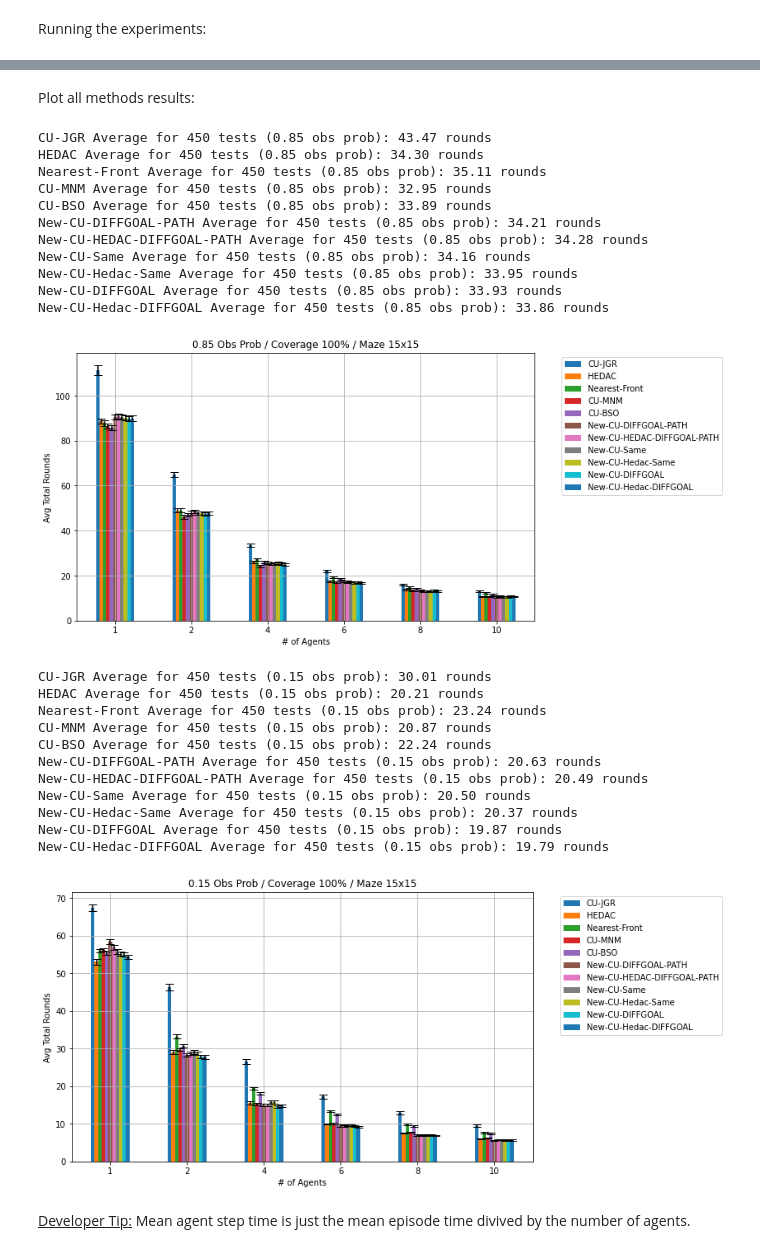
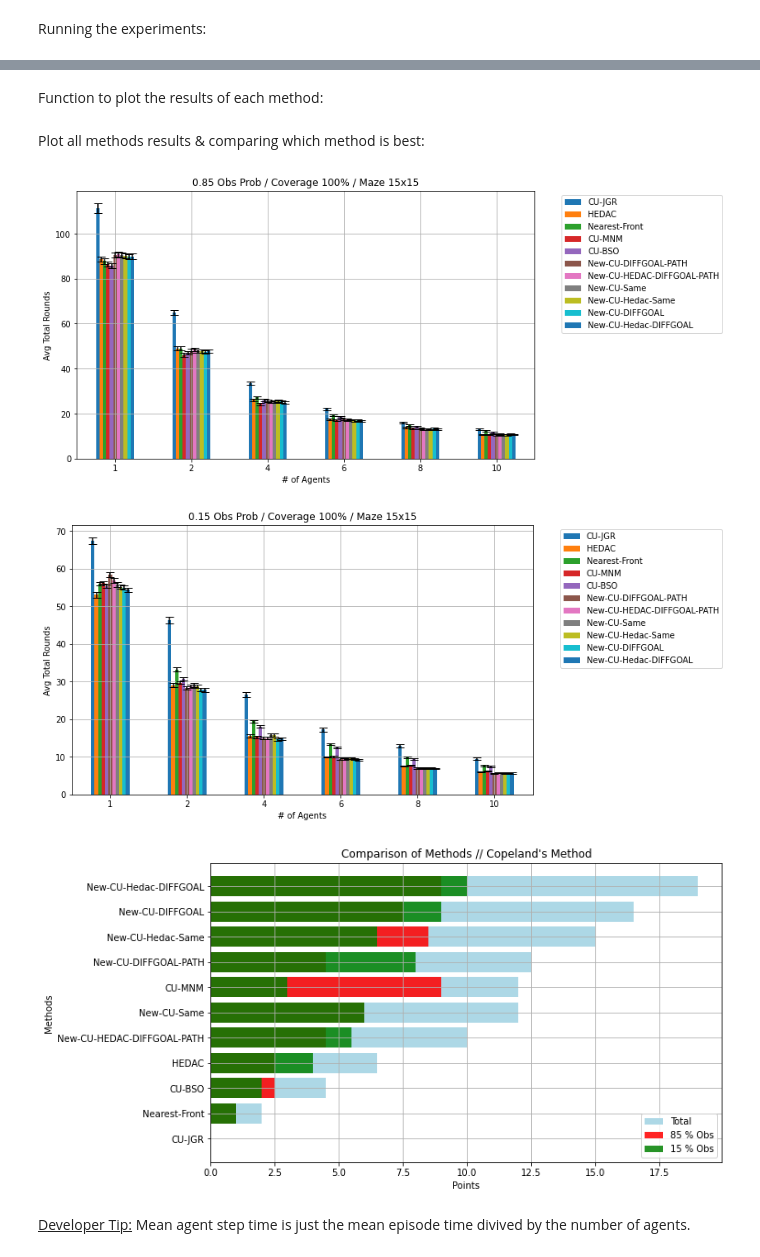
Before and after one commit to manouslinard/multiagent-exploration, a Jupyter notebook: Swarm_RL-Manousos.ipynb, the cells around one changed output, grey strips where cells are left out. Saved outputs shown, nothing was run; the diff lists cells and outputs as text; code cells hidden in the pictures.

Commit message:
Implemented Copeland Method (#8)
* impl copeland method

* plot all obs & total copeland

* use avg only in copeland

```diff
--- a/Swarm_RL-Manousos.ipynb
+++ b/Swarm_RL-Manousos.ipynb
@@ -1523,7 +1579,7 @@ Plotting the results of the experiments.
+# %% [markdown]
+Function to plot the results of each method:
 # %%
-from scipy.stats import norm
-
-def plot_comparison(file_dict, obs_prob=0.85, print_avg=True, c_l=0.95, maze_dim=(15, 15)):
+def plot_comparison(file_dict, obs_prob=0.85, print_avg=False, c_l=0.95, maze_dim=(15, 15)):
     data = {}
     list_yerr = []
     for label, file_path in file_dict.items():
@@ -1536,7 +1592,7 @@ def plot_comparison(file_dict, obs_prob=0.85, print_avg=True, c_l=0.95, maze_dim
         data['#_Agents'] = list(df['#_Agents'])
         data[label] = list(df['Avg_Total_Rounds'])
         if print_avg:
-            print(f"{label} Average for {num_test} tests ({obs_prob} obs prob): {np.mean(df['Avg_Total_Rounds']):.2f} rounds")
+           print(f"{label} Average for {num_test} tests ({obs_prob} obs prob): {np.mean(df['Avg_Total_Rounds']):.2f} rounds")
         list_yerr.append(list(df['ci']))
 
     df = pd.DataFrame(data)
@@ -1562,49 +1618,61 @@ def convert_paths_os(file_dict):
         converted_paths[key] = local_path
     return converted_paths
 # %% [markdown]
-Plot all methods results:
+Plot all methods results & comparing which method is best:
 # %%
 file_dict = {
              'CU-JGR': 'results/cu_jgr/15x15/cu_jgr_15x15_True_2_450.xlsx',
              'HEDAC': 'results/hedac/15x15/hedac_15x15_True_2_450.xlsx',
              'Nearest-Front': 'results/nf/15x15/nf_15x15_True_2_450.xlsx',
              'CU-MNM': 'results/cu_mnm/15x15/cu_mnm_15x15_True_2_450.xlsx',
              'CU-BSO': 'results/cu_bso/15x15/cu_bso_15x15_True_2_450.xlsx',
              'New-CU-DIFFGOAL-PATH': 'results/new_cu_diffgoal_path/15x15/new_cu_diffgoal_path_15x15_True_2_450.xlsx',
              'New-CU-HEDAC-DIFFGOAL-PATH': 'results/new_cu_hedac_diffgoal_path/15x15/new_cu_hedac_diffgoal_path_15x15_True_2_450.xlsx',
              'New-CU-Same': 'results/new_cu_same/15x15/new_cu_same_15x15_True_2_450.xlsx',
              'New-CU-Hedac-Same': 'results/new_cu_hedac_same/15x15/new_cu_hedac_same_15x15_True_2_450.xlsx',
              'New-CU-DIFFGOAL': 'results/new_cu_diffgoal/15x15/new_cu_diffgoal_15x15_True_2_450.xlsx',
              'New-CU-Hedac-DIFFGOAL': 'results/new_cu_hedac_diffgoal/15x15/new_cu_hedac_diffgoal_15x15_True_2_450.xlsx',
              }
 convert_paths_os(file_dict)
 plot_comparison(file_dict)
 plot_comparison(file_dict, 0.15)
+
+best_85 = select_best(file_dict)
+best_15 = select_best(file_dict, 0.15)
+
+best_all = {}
+for k in best_85:
+    best_all[k] = best_15[k] + best_85[k]
+
+best_all = dict(sorted(best_all.items(), key=lambda item: item[1], reverse=True))
+
+# print(best_15)
+# print(best_85)
+# print(best_all)
+methods = list(best_all.keys())
+values_all = list(best_all.values())
+values_85 = [best_85[k] for k in best_all]
+values_15 = [best_15[k] for k in best_all]
+
+max_value = max(max(values_all), max(values_85), max(values_15))
+
+alpha_85 = 0.3 * (max(values_85) / max_value)
+alpha_15 = 0.3 * (max(values_15) / max_value)
+plt.figure(figsize=(10, 6))
+plt.barh(methods, values_all, color='lightblue', label='Total')
+plt.barh(methods, values_85, color='red', label='85 % Obs', alpha=1-alpha_85)
+plt.barh(methods, values_15, color='green', label='15 % Obs', alpha=1-alpha_15)
+plt.xlabel('Points')
+plt.ylabel('Methods')
+plt.title("Comparison of Methods // Copeland's Method")
+plt.gca().invert_yaxis() # Invert y-axis to have the highest score on top
+plt.legend(loc='lower right')
+plt.grid(True)
+plt.show()
 # %% [output]
-CU-JGR Average for 450 tests (0.85 obs prob): 43.47 rounds
-HEDAC Average for 450 tests (0.85 obs prob): 34.30 rounds
-Nearest-Front Average for 450 tests (0.85 obs prob): 35.11 rounds
-CU-MNM Average for 450 tests (0.85 obs prob): 32.95 rounds
-CU-BSO Average for 450 tests (0.85 obs prob): 33.89 rounds
-New-CU-DIFFGOAL-PATH Average for 450 tests (0.85 obs prob): 34.21 rounds
-New-CU-HEDAC-DIFFGOAL-PATH Average for 450 tests (0.85 obs prob): 34.28 rounds
-New-CU-Same Average for 450 tests (0.85 obs prob): 34.16 rounds
-New-CU-Hedac-Same Average for 450 tests (0.85 obs prob): 33.95 rounds
-New-CU-DIFFGOAL Average for 450 tests (0.85 obs prob): 33.93 rounds
-New-CU-Hedac-DIFFGOAL Average for 450 tests (0.85 obs prob): 33.86 rounds
 [figure]
-CU-JGR Average for 450 tests (0.15 obs prob): 30.01 rounds
-HEDAC Average for 450 tests (0.15 obs prob): 20.21 rounds
-Nearest-Front Average for 450 tests (0.15 obs prob): 23.24 rounds
-CU-MNM Average for 450 tests (0.15 obs prob): 20.87 rounds
-CU-BSO Average for 450 tests (0.15 obs prob): 22.24 rounds
-New-CU-DIFFGOAL-PATH Average for 450 tests (0.15 obs prob): 20.63 rounds
-New-CU-HEDAC-DIFFGOAL-PATH Average for 450 tests (0.15 obs prob): 20.49 rounds
-New-CU-Same Average for 450 tests (0.15 obs prob): 20.50 rounds
-New-CU-Hedac-Same Average for 450 tests (0.15 obs prob): 20.37 rounds
-New-CU-DIFFGOAL Average for 450 tests (0.15 obs prob): 19.87 rounds
-New-CU-Hedac-DIFFGOAL Average for 450 tests (0.15 obs prob): 19.79 rounds
 [figure]
+[figure, added]
 # %% [markdown]
 <u>Developer Tip:</u> Mean agent step time is just the mean episode time divived by the number of agents.
 # %% [markdown]
```
Also changed, not shown: parts of 4 cells of this notebook.
